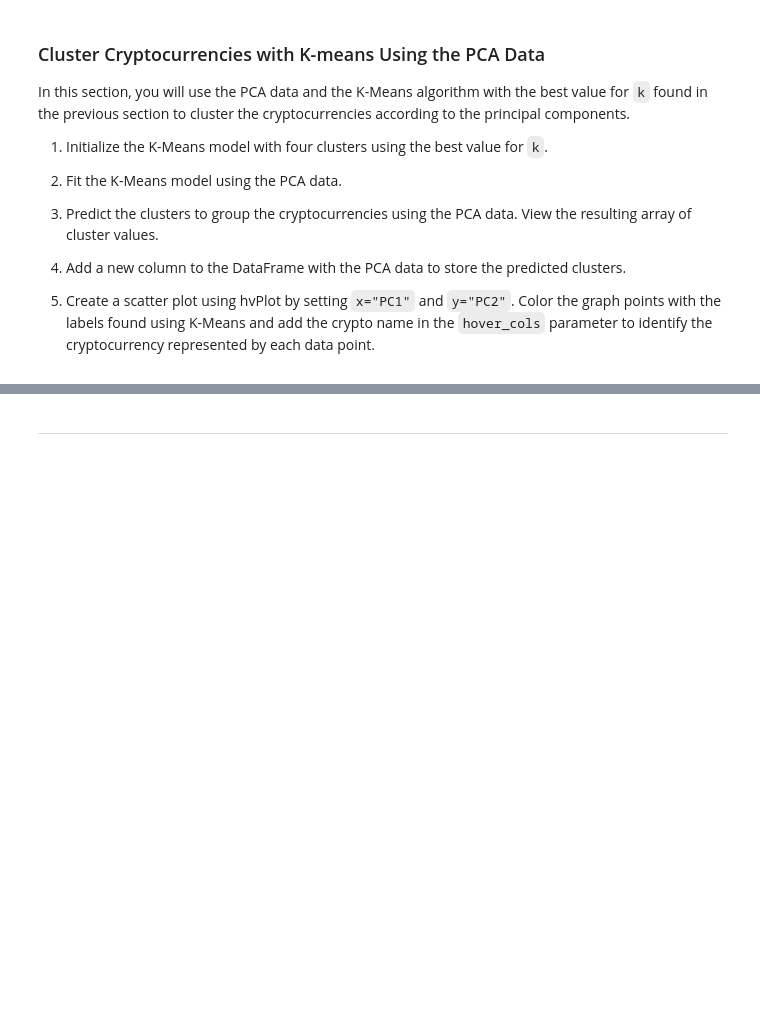
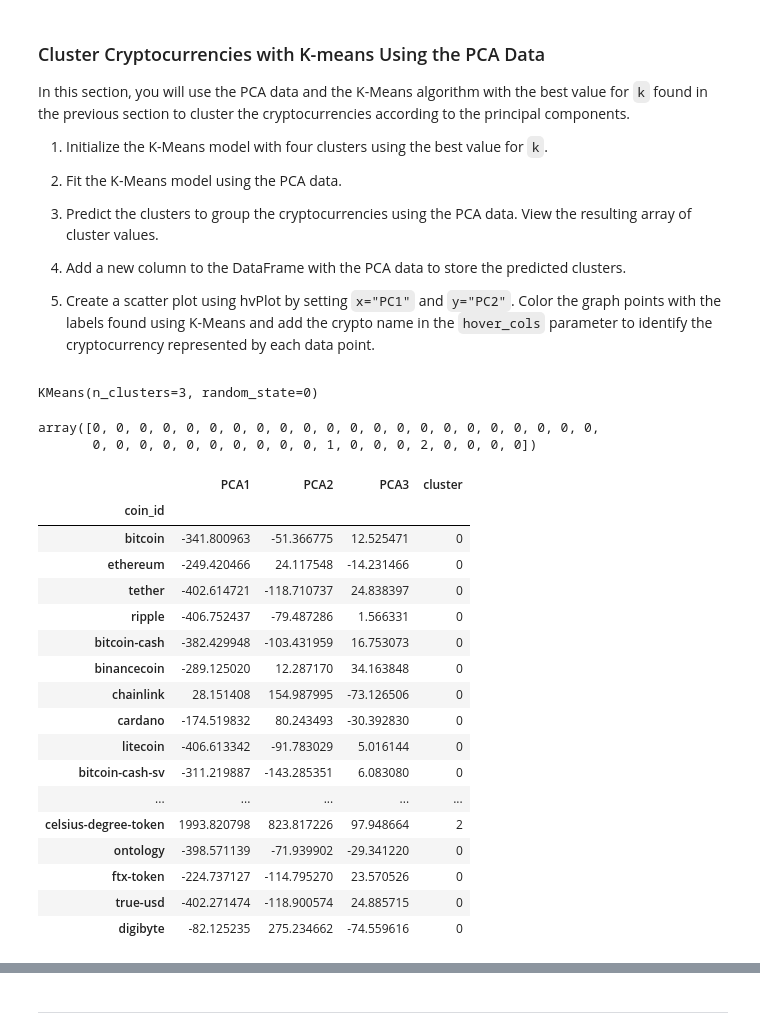
Before and after one commit to mfranca95/Unsupervised_learning_Homework, a Jupyter notebook: crypto_investments.ipynb, the cells around one changed output, grey strips where cells are left out. Cells and saved outputs as stored; diff of their text form; code cells hidden in the pictures; blank space fills up the shorter version.

```diff
--- a/crypto_investments.ipynb
+++ b/crypto_investments.ipynb
@@ -312,6 +347,9 @@ In this section, you will use the elbow method to find the best value for `k` us
 # 1. Create a KMeans model using the loop counter for the n_clusters
 # 2. Fit the model to the data using `df_market_data_pca`
 # 3. Append the model.inertia_ to the inertia list
-# YOUR CODE HERE!
+for i in k:
+    k_model = KMeans(n_clusters=i, random_state=0)
+    k_model.fit(df_market_data_pca)
+    inertia.append(k_model.inertia_)
 # %%
 # Create a dictionary with the data to plot the Elbow curve
@@ -351,25 +398,49 @@ In this section, you will use the PCA data and the K-Means algorithm with the be
 5. Create a scatter plot using hvPlot by setting `x="PC1"` and `y="PC2"`. Color the graph points with the labels found using K-Means and add the crypto name in the `hover_cols` parameter to identify the cryptocurrency represented by each data point.
 # %%
 # Initialize the K-Means model using the best value for k
-# YOUR CODE HERE!
+model = KMeans(n_clusters=3, random_state=0)
 # %%
 # Fit the K-Means model using the PCA data
-# YOUR CODE HERE!
+model.fit(df_market_data_pca)
+# %% [output]
+KMeans(n_clusters=3, random_state=0)
 # %%
 # Predict the clusters to group the cryptocurrencies using the PCA data
-# YOUR CODE HERE!
+k_3 = model.predict(df_market_data_pca)
 
 # View the resulting array of cluster values.
-# YOUR CODE HERE!
+k_3
+# %% [output]
+array([0, 0, 0, 0, 0, 0, 0, 0, 0, 0, 0, 0, 0, 0, 0, 0, 0, 0, 0, 0, 0, 0,
+       0, 0, 0, 0, 0, 0, 0, 0, 0, 0, 1, 0, 0, 0, 2, 0, 0, 0, 0])
 # %%
 # Create a copy of the DataFrame with the PCA data
-# YOUR CODE HERE!
+df_market_data_pca_prediction = df_market_data_pca.copy()
 
 # Add a new column to the DataFrame with the predicted clusters
-# YOUR CODE HERE!
+df_market_data_pca_prediction["cluster"] = k_3
 
 # Display sample data
-# YOUR CODE HERE!
+df_market_data_pca_prediction
+# %% [output]
+|  | PCA1 | PCA2 | PCA3 | cluster |
+| coin_id |  |  |  |  |
+| bitcoin | -341.800963 | -51.366775 | 12.525471 | 0 |
+| ethereum | -249.420466 | 24.117548 | -14.231466 | 0 |
+| tether | -402.614721 | -118.710737 | 24.838397 | 0 |
+| ripple | -406.752437 | -79.487286 | 1.566331 | 0 |
+| bitcoin-cash | -382.429948 | -103.431959 | 16.753073 | 0 |
+| binancecoin | -289.125020 | 12.287170 | 34.163848 | 0 |
+| chainlink | 28.151408 | 154.987995 | -73.126506 | 0 |
+| cardano | -174.519832 | 80.243493 | -30.392830 | 0 |
+| litecoin | -406.613342 | -91.783029 | 5.016144 | 0 |
+| bitcoin-cash-sv | -311.219887 | -143.285351 | 6.083080 | 0 |
+| ... | ... | ... | ... | ... |
+| celsius-degree-token | 1993.820798 | 823.817226 | 97.948664 | 2 |
+| ontology | -398.571139 | -71.939902 | -29.341220 | 0 |
+| ftx-token | -224.737127 | -114.795270 | 23.570526 | 0 |
+| true-usd | -402.271474 | -118.900574 | 24.885715 | 0 |
+| digibyte | -82.125235 | 275.234662 | -74.559616 | 0 |
 # %%
 # Create a scatter plot using hvPlot by setting
 # `x="PC1"` and `y="PC2"`.
```
Also changed, not shown: parts of 16 cells of this notebook.
